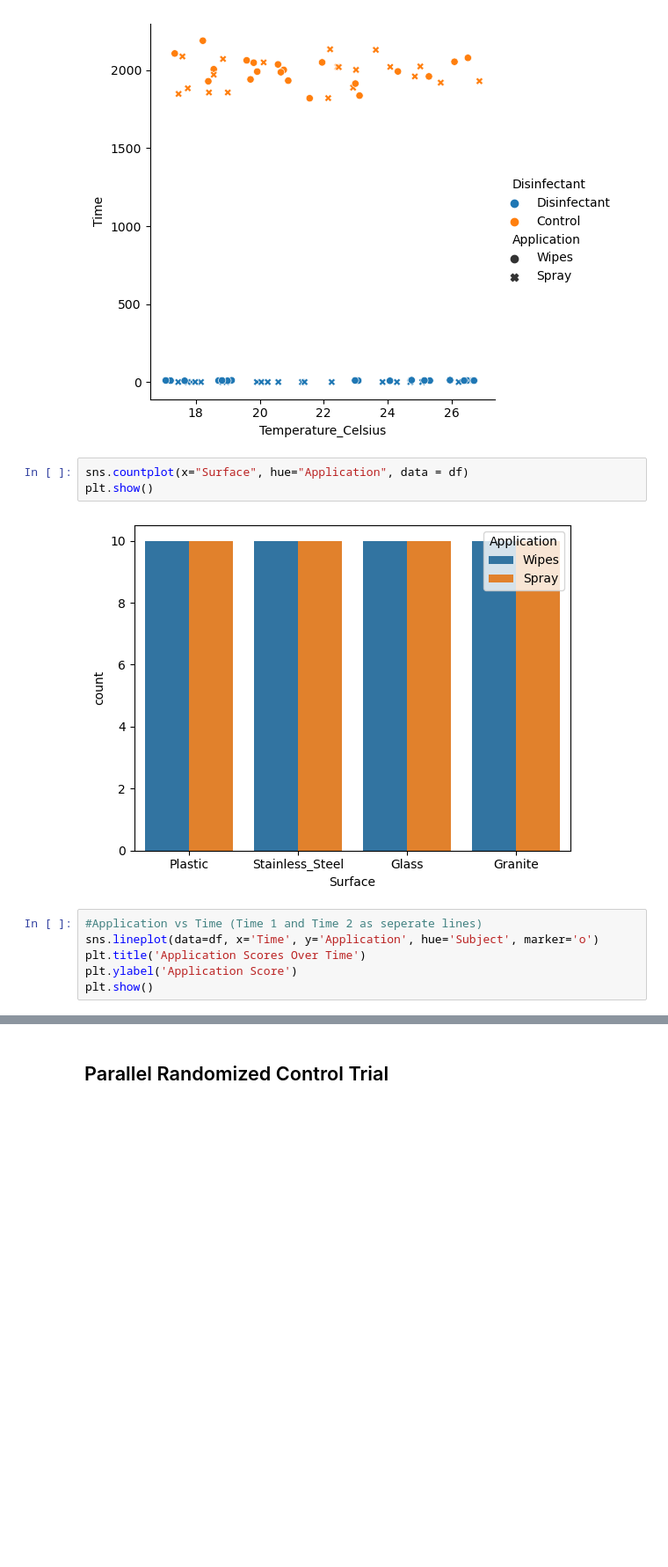
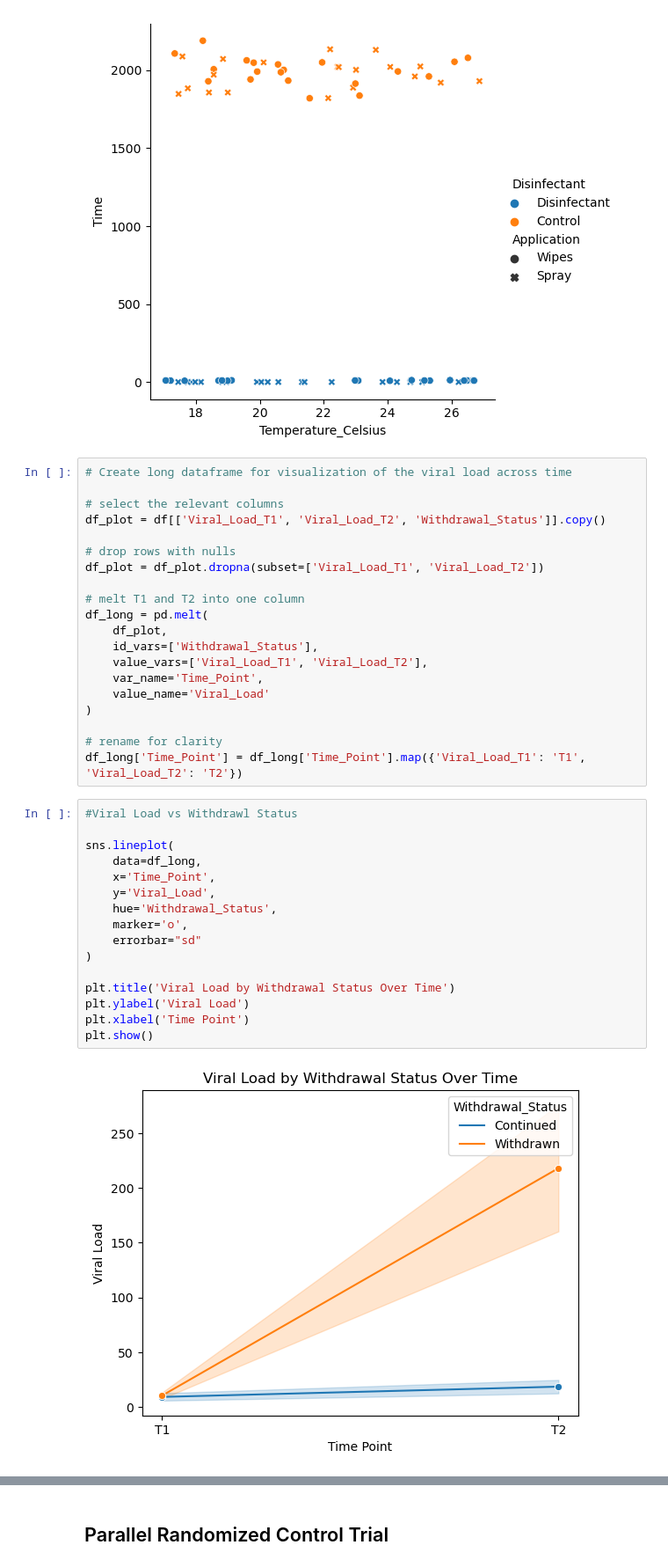
Before and after one commit to mdmmirfan/Virus-Survivability-Test-INF2178, a Jupyter notebook: INF2178_Assignment_2.ipynb, the cells around one changed output, grey strips where cells are left out. Shown at 88% size. Saved outputs shown, nothing was run; the diff lists cells and outputs as text; blank space fills up the shorter version.

```diff
--- a/INF2178_Assignment_2.ipynb
+++ b/INF2178_Assignment_2.ipynb
@@ -255,14 +255,41 @@ sns.relplot(data=df, x='Temperature_Celsius', y='Time', hue="Disinfectant", styl
 plt.show()
 # %% [output]
 [figure]
-# %%
-sns.countplot(x="Surface", hue="Application", data = df)
-plt.show()
-# %% [output]
-[figure, removed]
+# %%
+# Create long dataframe for visualization of the viral load across time
+
+# select the relevant columns
+df_plot = df[['Viral_Load_T1', 'Viral_Load_T2', 'Withdrawal_Status']].copy()
+
+# drop rows with nulls
+df_plot = df_plot.dropna(subset=['Viral_Load_T1', 'Viral_Load_T2'])
+
+# melt T1 and T2 into one column
+df_long = pd.melt(
+    df_plot,
+    id_vars=['Withdrawal_Status'],
+    value_vars=['Viral_Load_T1', 'Viral_Load_T2'],
+    var_name='Time_Point',
+    value_name='Viral_Load'
+)
+
+# rename for clarity
+df_long['Time_Point'] = df_long['Time_Point'].map({'Viral_Load_T1': 'T1', 'Viral_Load_T2': 'T2'})
 # %%
-#Application vs Time (Time 1 and Time 2 as seperate lines)
-sns.lineplot(data=df, x='Time', y='Application', hue='Subject', marker='o')
-plt.title('Application Scores Over Time')
-plt.ylabel('Application Score')
+#Viral Load vs Withdrawl Status
+
+sns.lineplot(
+    data=df_long,
+    x='Time_Point',
+    y='Viral_Load',
+    hue='Withdrawal_Status',
+    marker='o',
+    errorbar="sd"
+)
+
+plt.title('Viral Load by Withdrawal Status Over Time')
+plt.ylabel('Viral Load')
+plt.xlabel('Time Point')
 plt.show()
+# %% [output]
+[figure, added]
```
Also changed, not shown: parts of 6 cells of this notebook.
